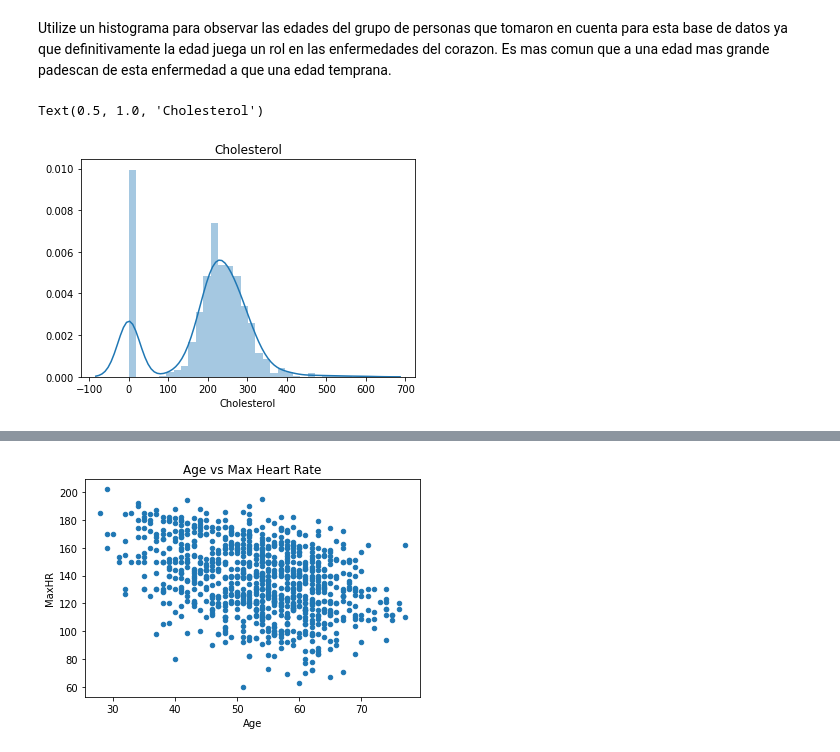
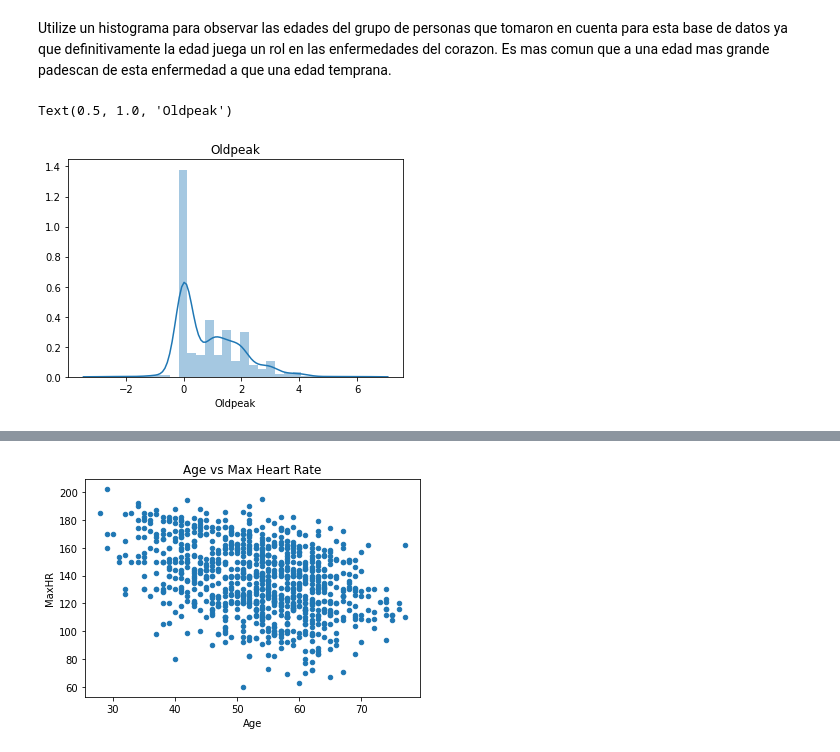
Before and after one commit to alejandrotorre3/AlejandroTorre, a Jupyter notebook: RETO NUEVO.ipynb, the cells around one changed output, grey strips where cells are left out. Cells and saved outputs as stored; diff of their text form; code cells hidden in the pictures.

```diff
--- a/RETO NUEVO.ipynb
+++ b/RETO NUEVO.ipynb
@@ -41,8 +43,5 @@ df.head()
 # %%
 df = pd.read_csv("heart.csv")
 
-df.drop("FastingBS",
-        axis=1,inplace=True,)
-
 df.head()
 # %% [output]
@@ -100,8 +110,8 @@ Text(0.5, 1.0, 'Edad')
 # %% [markdown]
 Utilize un histograma para observar las edades del grupo de personas que tomaron en cuenta para esta base de datos ya que definitivamente la edad juega un rol en las enfermedades del corazon. Es mas comun que a una edad mas grande padescan de esta enfermedad a que una edad temprana.
 # %%
-sns.distplot(df.Cholesterol)
-plt.title('Cholesterol')
+sns.distplot(df.Oldpeak)
+plt.title('Oldpeak')
 # %% [output]
-Text(0.5, 1.0, 'Cholesterol')
+Text(0.5, 1.0, 'Oldpeak')
-[figure, old version]
+[figure, new version]
```
Also changed, not shown: parts of 36 cells of this notebook.
